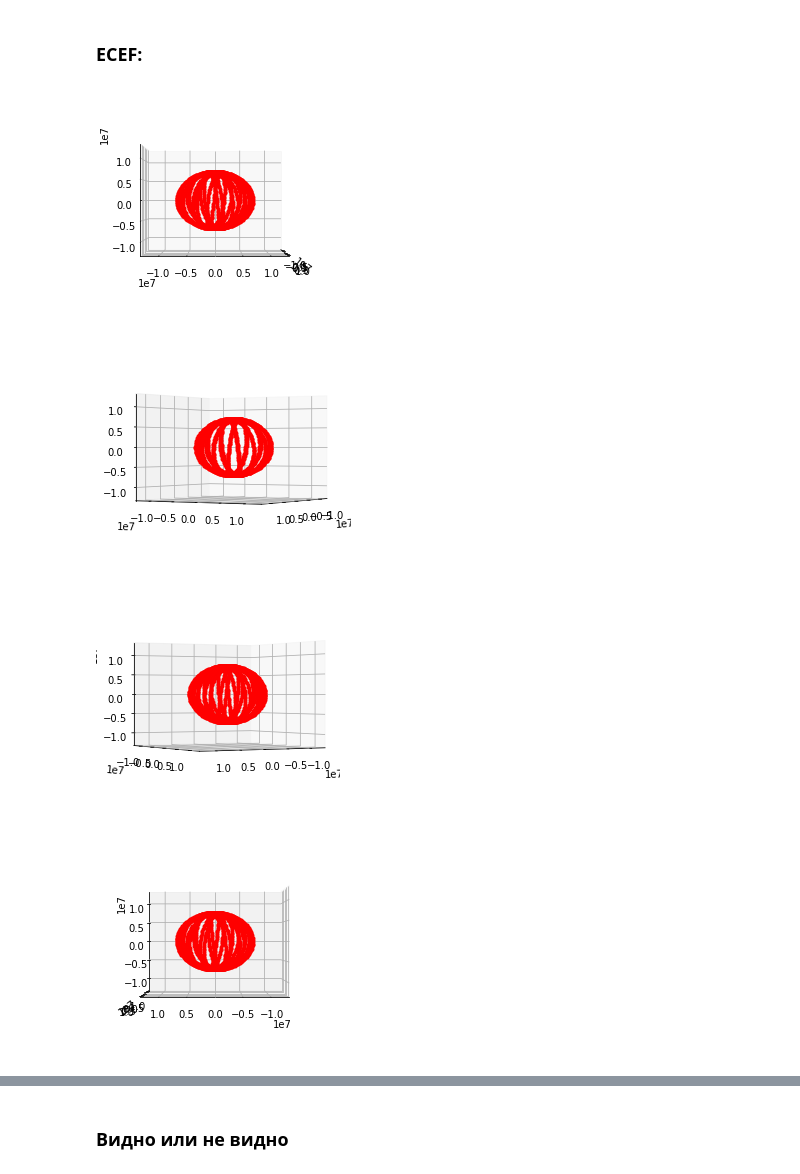
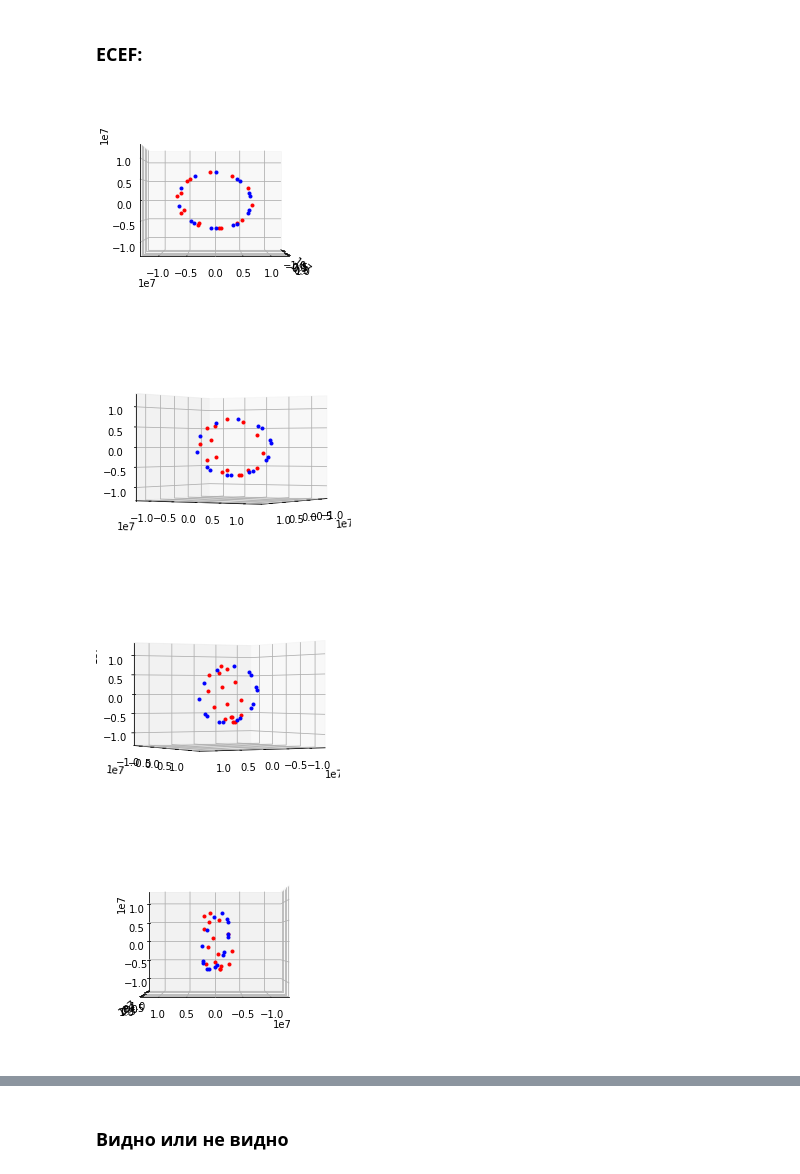
Before and after one commit to ven-shupo/satellite, a Jupyter notebook: lab1/main.ipynb, the cells around one changed output, grey strips where cells are left out. Cells and saved outputs as stored; diff of their text form; code cells hidden in the pictures.

```diff
--- a/lab1/main.ipynb
+++ b/lab1/main.ipynb
@@ -14,10 +14,10 @@ argp - аргумент перегея
 # %% [markdown]
 ### ECI:
 # %%
-t1 = np.datetime64('2021-09-12T17:30:00')
-t2 = np.datetime64('2021-09-13T17:50:00')
+t1 = np.datetime64('2021-09-22T10:55:00')
+t2 = np.datetime64('2021-09-22T13:35:00')
 
-step = np.timedelta64(1, 'm')
+step = np.timedelta64(10, 'm')
 # %%
 R = 6378.137e3
 gamma = 6.674e-11
@@ -57,8 +57,8 @@ def _get_orbital_coord(t, epoch, n, e):
     x = a*math.cos(E)
     y = b*math.sin(E)
     res = np.zeros((3))
-    res[0] = x
-    res[1] = y
+    res[0] = y
+    res[1] = x
     res[2] = 0.0
     return res
 
@@ -184,9 +184,9 @@ for i in range(len(x)):
 
 ECEF_orbit = np.array([new_x, new_y, new_z])
 # %%
-draw_orbit(ECEF_orbit)
+draw_orbit(ECEF_orbit, true=orbit)
 # %% [output]
-[figure, old version]
+[figure, new version]
-[figure, old version]
+[figure, new version]
-[figure, old version]
+[figure, new version]
-[figure, old version]
+[figure, new version]
```
Also changed, not shown: parts of 10 cells of this notebook.
